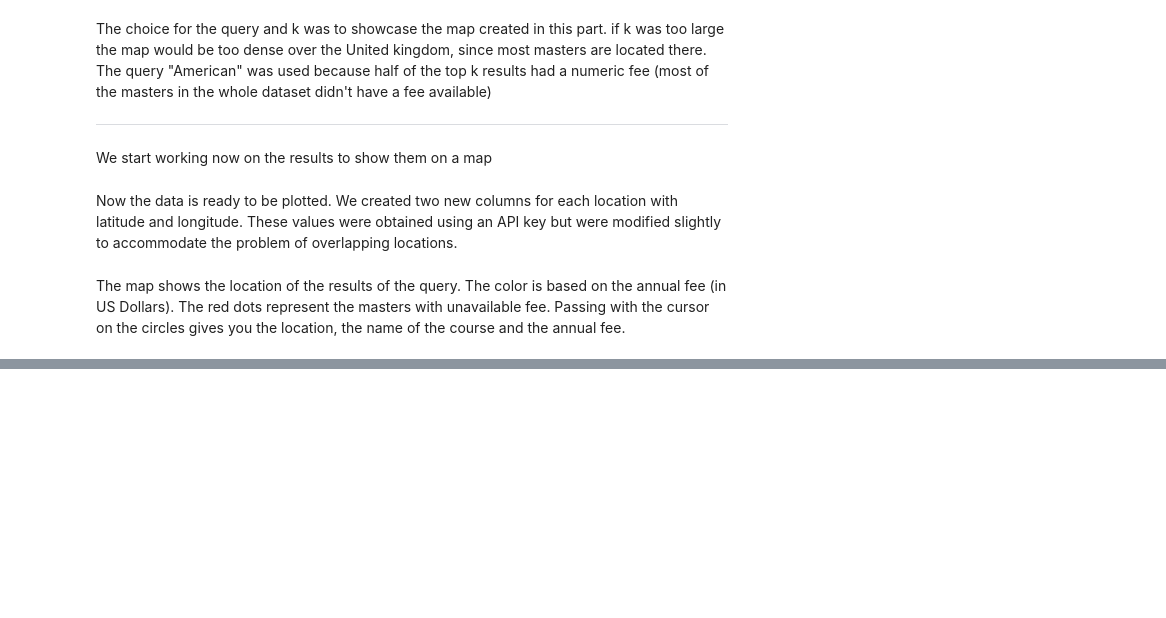
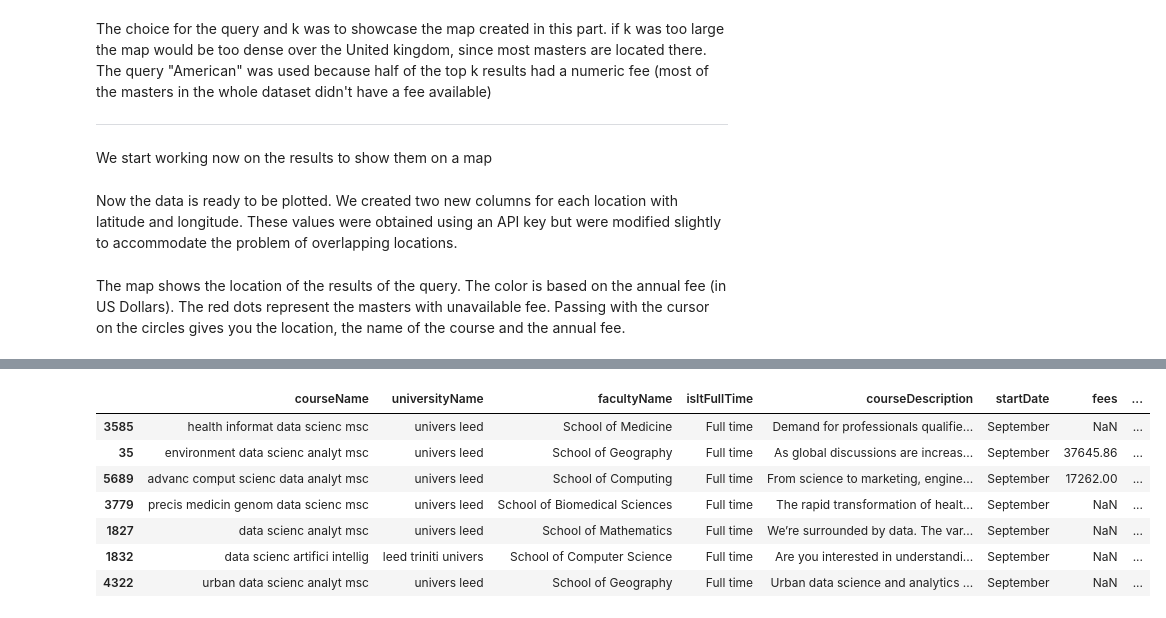
Before and after one commit to paolozilviano/ADM-HW3, a Jupyter notebook: main.ipynb, the cells around one changed output, grey strips where cells are left out. Cells and saved outputs as stored; diff of their text form; code cells hidden in the pictures; blank space fills up the shorter version.

```diff
--- a/main.ipynb
+++ b/main.ipynb
@@ -1225,0 +1641,2 @@ The map shows the location of the results of the query. The color is based on th
+# %%
+your_result = complex_search_engine(df)
@@ -1225,0 +1661,11 @@ The map shows the location of the results of the query. The color is based on th
+# %%
+your_result
+# %% [output]
+|  | courseName | universityName | facultyName | isItFullTime | courseDescription | startDate | fees | ... |
+| 3585 | health informat data scienc msc | univers leed | School of Medicine | Full time | Demand for professionals qualifie... | September | NaN | ... |
+| 35 | environment data scienc analyt msc | univers leed | School of Geography | Full time | As global discussions are increas... | September | 37645.86 | ... |
+| 5689 | advanc comput scienc data analyt msc | univers leed | School of Computing | Full time | From science to marketing, engine... | September | 17262.00 | ... |
+| 3779 | precis medicin genom data scienc msc | univers leed | School of Biomedical Sciences | Full time | The rapid transformation of healt... | September | NaN | ... |
+| 1827 | data scienc analyt msc | univers leed | School of Mathematics | Full time | We’re surrounded by data. The var... | September | NaN | ... |
+| 1832 | data scienc artifici intellig | leed triniti univers | School of Computer Science | Full time | Are you interested in understandi... | September | NaN | ... |
+| 4322 | urban data scienc analyt msc | univers leed | School of Geography | Full time | Urban data science and analytics ... | September | NaN | ... |
```
Also changed, not shown: parts of 28 cells of this notebook.
